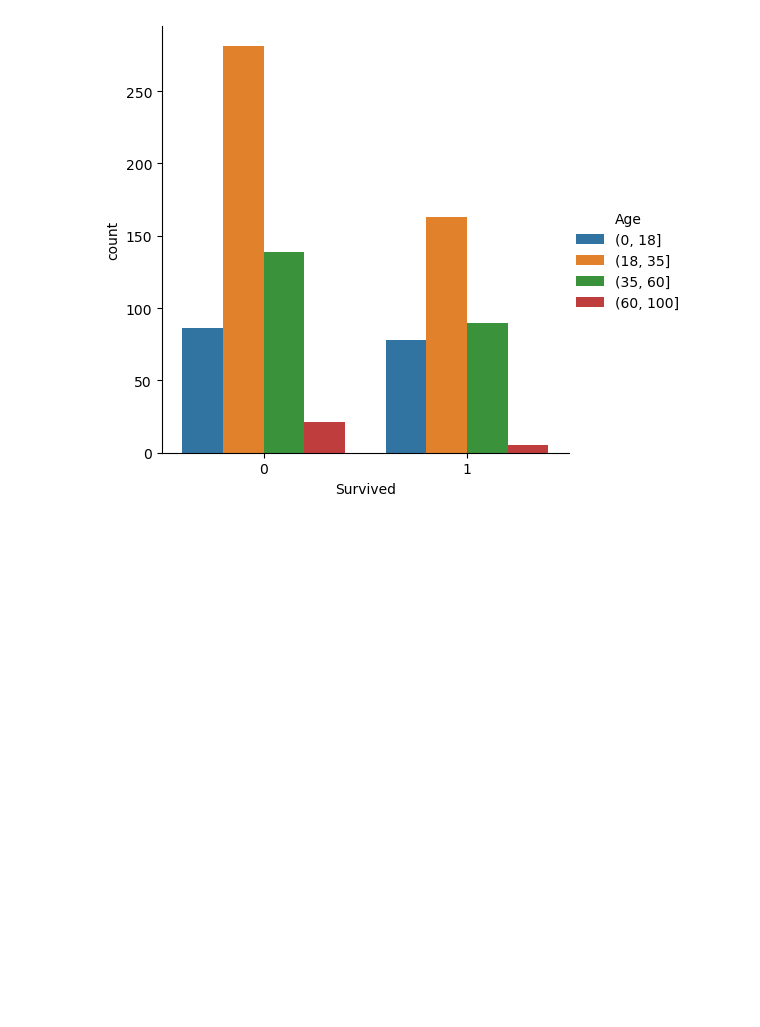
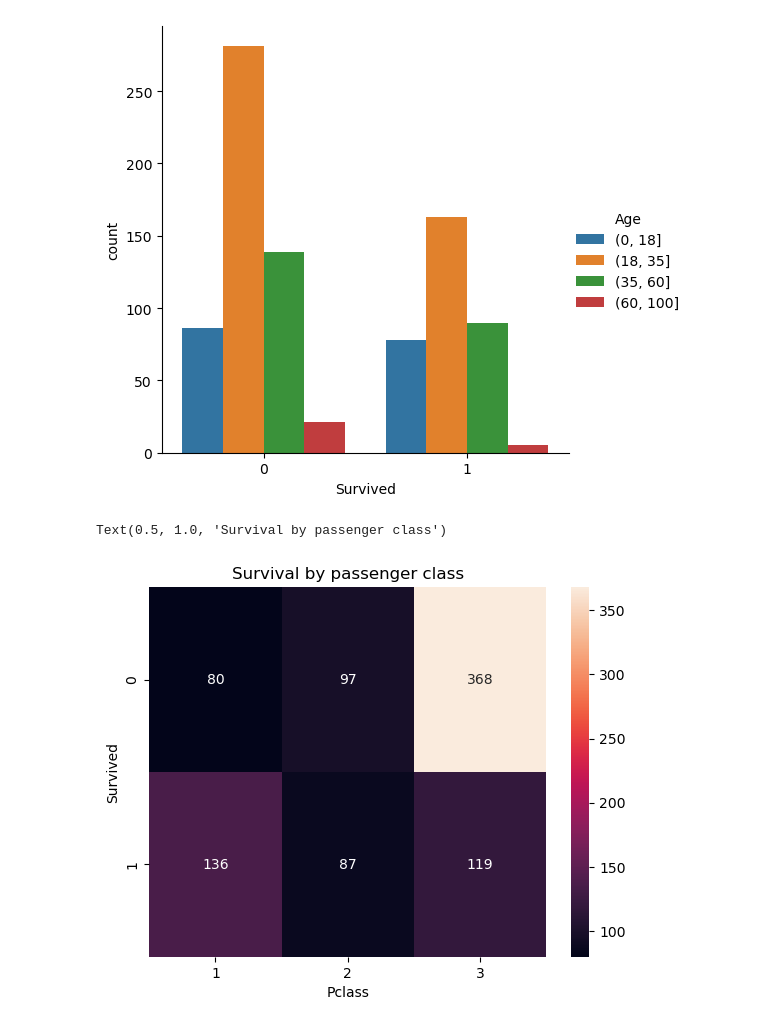
Before and after one commit to kawsar11499/My_Data_Science_Projects, a Jupyter notebook: titanic_mohammed_k_uddin.ipynb, the cells around one changed output. Cells and saved outputs as stored; diff of their text form; code cells hidden in the pictures; blank space fills up the shorter version.

```diff
--- a/titanic_mohammed_k_uddin.ipynb
+++ b/titanic_mohammed_k_uddin.ipynb
@@ -150,3 +174,11 @@ sns.catplot(df, hue=age_groups, x='Survived', kind='count')
 # %% [output]
 <seaborn.axisgrid.FacetGrid at 0x...>
 [figure]
+# %%
+# heatmap
+ct = pd.crosstab(df['Survived'],df['Pclass'])
+sns.heatmap(data=ct, annot = True, fmt='g')
+plt.title('Survival by passenger class')
+# %% [output]
+Text(0.5, 1.0, 'Survival by passenger class')
+[figure, added]
```
Also changed, not shown: parts of 19 cells of this notebook.
